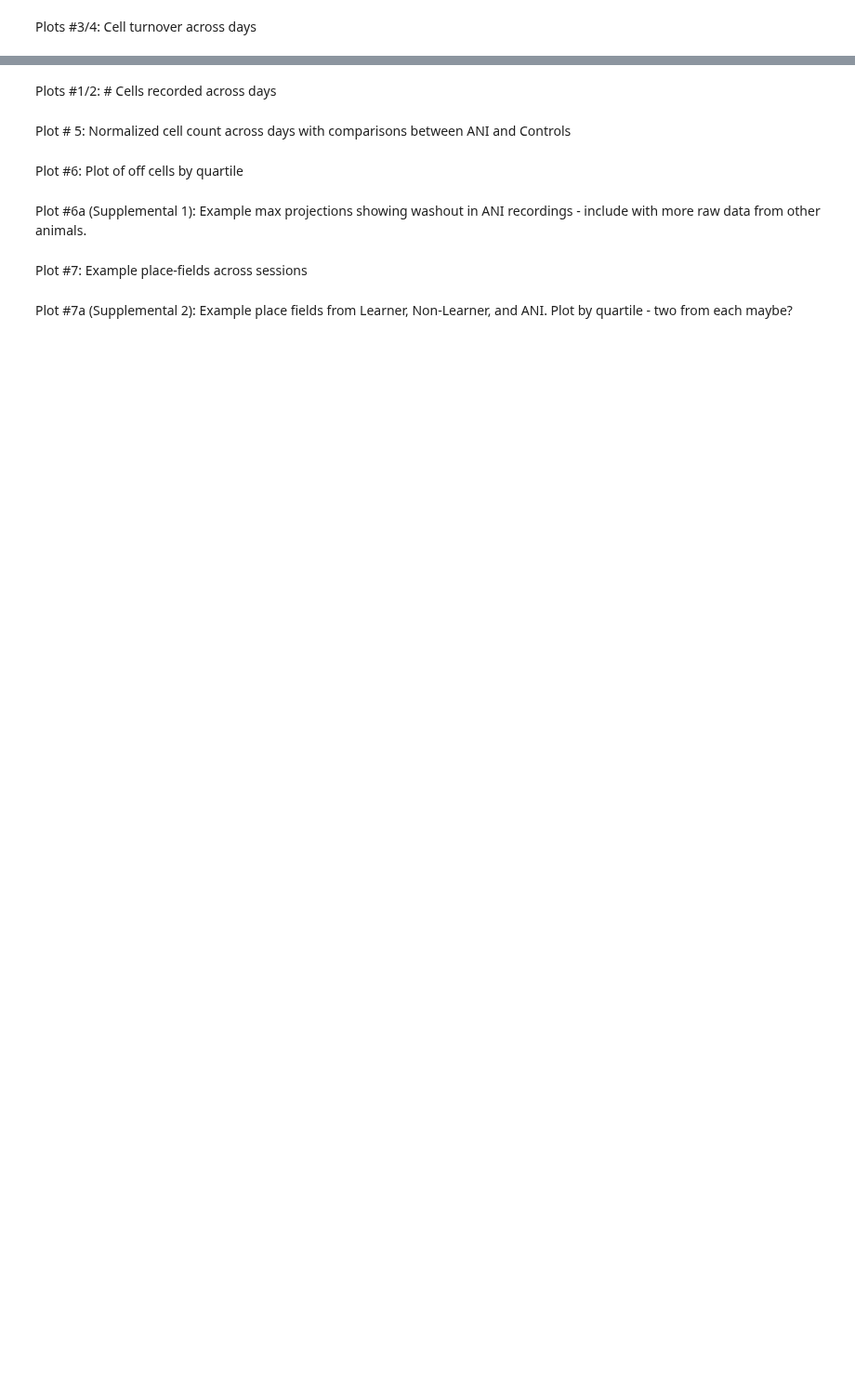
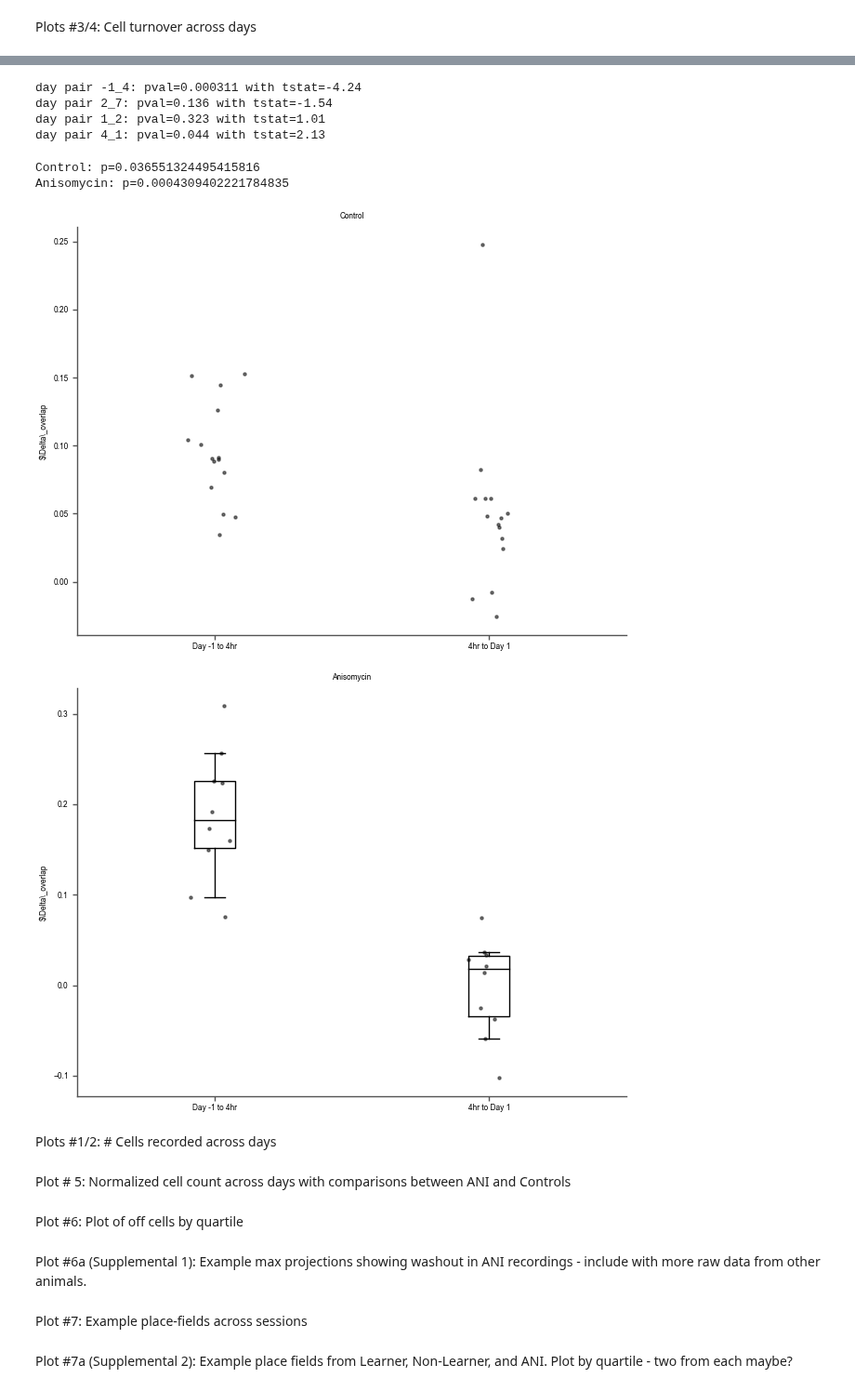
Before and after one commit to nkinsky/Eraser, a Jupyter notebook: Notebooks/Figure2.ipynb, the cells around one changed output, grey strips where cells are left out. Shown at 93% size. Cells and saved outputs as stored; diff of their text form; code cells hidden in the pictures; blank space fills up the shorter version.

Commit message:
overlap quantification in place

```diff
--- a/Notebooks/Figure2.ipynb
+++ b/Notebooks/Figure2.ipynb
@@ -46,0 +32,5 @@ Fig2comb = FigMirror(Fig2, Fig2stats)
+# %%
+# Set up main figure plotting
+%matplotlib ipympl
+Fig2 = Fig(num=2, grid=(4, 4), size=(8.5, 6.5), fontsize=6)
+print(Fig2.fig.get_size_inches())
@@ -330,0 +143,13 @@ fig.savefig(os.path.join(pathname, 'Between Group Normalized Neuron Plot.pdf'))
+# %%
+# Dump data into dataframe for easy plotting in seaborn afterward...
+day_pairs = ['-1_4', '4_1', '1_2', '2_7']
+grp_list, dolap_list, day_list = [], [], []
+for idg, grp in enumerate(['Ctrl', 'ANI']):
+    oratio_use = oratioboth_comb[idg]
+    for idd, day_pair in enumerate(day_pairs):
+        dolap = oratio_use[:, idd, :].reshape(-1) - oratio_use[:, idd + 1, :].reshape(-1)
+        dolap_list.extend(dolap)
+        grp_list.extend(len(dolap)*[grp])
+        day_list.extend(len(dolap)*[day_pair])
+
+dolap_df = pd.DataFrame({'day_pair': day_list, 'dolap': dolap_list, 'Group': grp_list})
@@ -330,0 +168,58 @@ fig.savefig(os.path.join(pathname, 'Between Group Normalized Neuron Plot.pdf'))
+# %%
+ytext = 0.7
+axolap_bw_stats.text(0.1, 0.8, r'Delta overlap bw groups stats}')
+for day_pair in set(dolap_df['day_pair']):
+    ctrl = dolap_df[(dolap_df['Group'] == 'Ctrl') & (dolap_df['day_pair'] == day_pair)]['dolap']
+    ani = dolap_df[(dolap_df['Group'] == 'ANI') & (dolap_df['day_pair'] == day_pair)]['dolap']
+    tstat, pval = sstats.ttest_ind(ctrl, ani, nan_policy='omit')
+    print(f'day pair {day_pair}: pval={pval:0.3g} with tstat={tstat:0.3g}')
+    axolap_bw_stats.text(0.1, ytext, f'day pair {day_pair}: pval={pval:0.3g} with tstat={tstat:0.3g}')
+    ytext -= 0.1
+# %% [output]
+day pair -1_4: pval=0.000311 with tstat=-4.24
+day pair 2_7: pval=0.136 with tstat=-1.54
+day pair 1_2: pval=0.323 with tstat=1.01
+day pair 4_1: pval=0.044 with tstat=2.13
+# %%
+## Plot scatterboxes for change from day -1 to 4hr and 4hr to day 1
+from plot_functions import scatter_box
+import scipy.stats as sstats
+
+# Remove marble14/20 for now, fix once data points are recovered
+for grp, oratio_use in zip(['Control', 'Anisomycin'], oratioboth_comb):
+# if group is 'Control':
+#     oratio_good = oratioboth[[0, 1, 2, 3, 5], :, :]
+#     oratio_goodc = oratio_good
+# elif group is 'Anisomycin':
+#     oratio_good = oratio_use
+#     oratio_gooda = oratio_good
+
+    fig, ax = scatter_box([oratio_use[:, 0, :].reshape(-1) - oratio_use[:, 1, :].reshape(-1),
+                           oratio_use[:, 1, :].reshape(-1) - oratio_use[:, 2, :].reshape(-1)],
+                          xlabels=['Day -1 to 4hr', '4hr to Day 1'], ylabel=r'$\Delta\_overlap',
+                          alpha=0.5)
+
+    ax.set_title(grp)
+# fig.savefig(os.path.join(pathname, group_title + ' Change in Overlap after Injection.pdf'))
+
+    # Stats are a bit weird - even though it looks like ANI guys start out super steep and then level off,
+    # Control guys do a bit of the same, though to a lesser extent
+    t_doverlap, pt_doverlap = sstats.ttest_rel(oratio_use[:, 0, :].reshape(-1) - oratio_use[:, 1, :].reshape(-1),
+                            oratio_use[:, 1, :].reshape(-1) - oratio_use[:, 2, :].reshape(-1), nan_policy='omit')
+    print(grp + ': ' + 'p=' + str(pt_doverlap))
+
+## Get pvals for between group comparisons...
+# First run top two cells with each group, then run this cell
+
+t_do_bw1, p_do_bw1 = sstats.ttest_ind(oratioboth_comb[0][:, 0, :].reshape(-1) - oratioboth_comb[0][:, 1, :].reshape(-1),
+                                      oratioboth_comb[1][:, 0, :].reshape(-1) - oratioboth_comb[1][:, 1, :].reshape(-1),
+                                      nan_policy='omit')
+
+t_do_bw2, p_do_bw2 = sstats.ttest_ind(oratioboth_comb[0][:, 1, :].reshape(-1) - oratioboth_comb[0][:, 2, :].reshape(-1),
+                                      oratioboth_comb[1][:, 1, :].reshape(-1) - oratioboth_comb[1][:, 2, :].reshape(-1),
+                                      nan_policy='omit')
+# %% [output]
+Control: p=0.036551324495415816
+Anisomycin: p=0.0004309402221784835
+[figure, added]
+[figure, added]
```
Also changed, not shown: parts of 16 cells of this notebook.
